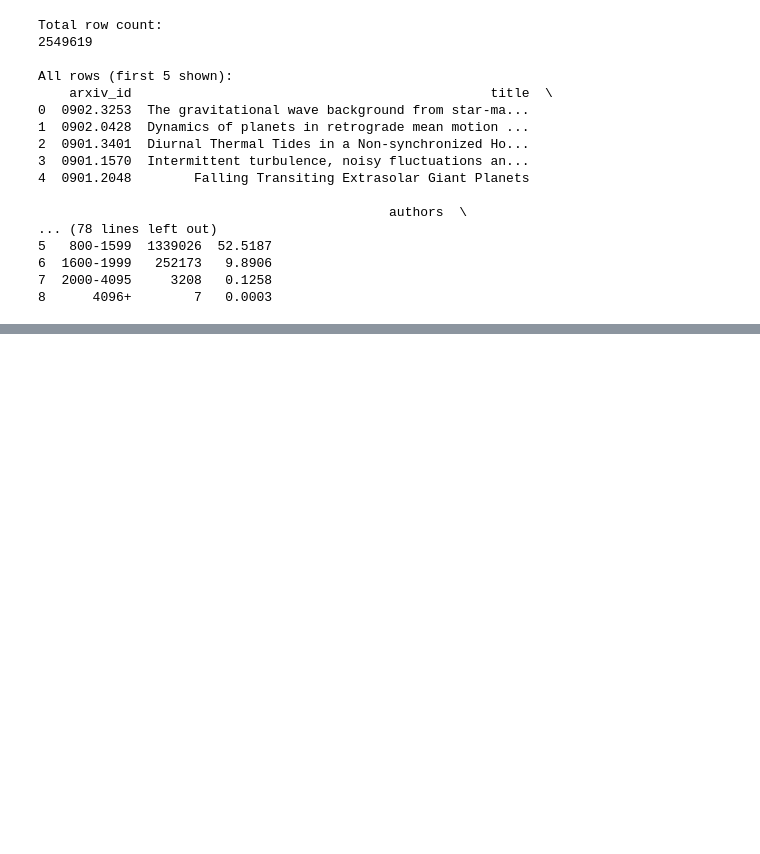
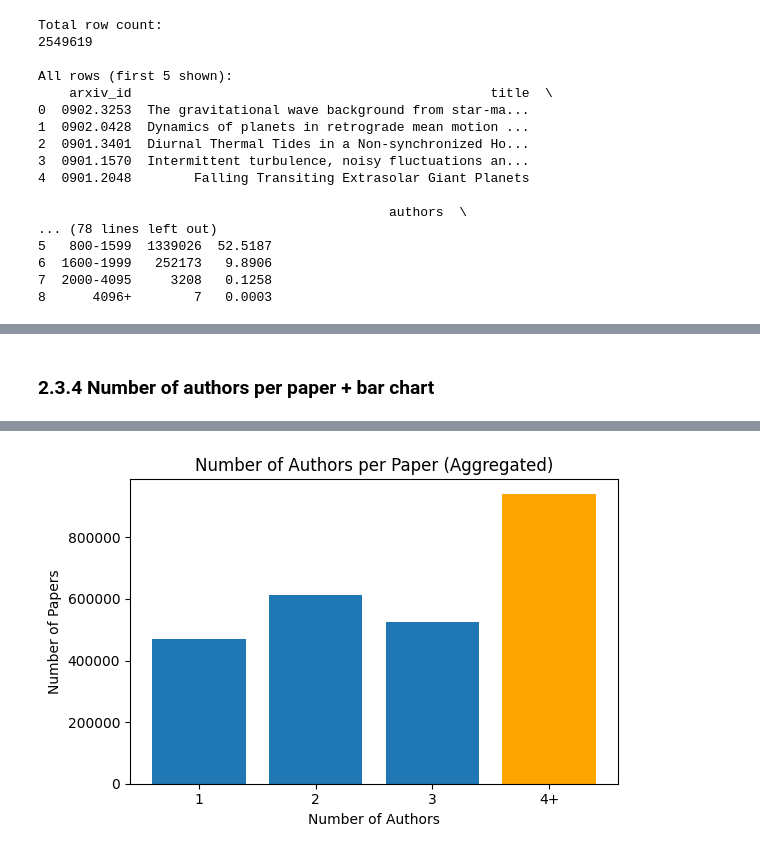
Before and after one commit to logus2k/genai_p2, a Jupyter notebook: 02_data_understanding.ipynb, the cells around one changed output, grey strips where cells are left out. Cells and saved outputs as stored; diff of their text form; code cells hidden in the pictures; blank space fills up the shorter version.

```diff
--- a/02_data_understanding.ipynb
+++ b/02_data_understanding.ipynb
@@ -103,0 +838,79 @@ All rows (first 5 shown):
+# %% [markdown]
+### 2.3.4 Number of authors per paper + bar chart
+# %%
+# Quick sanity check on raw types
+print("Example values and types from `authors`")
+for i in range(3):
+    print(i, type(df["authors"].iloc[i]), df["authors"].iloc[i])
+
+def count_authors(raw):
+    # Case 1: already a list/tuple/np.ndarray
+    if isinstance(raw, (list, tuple, np.ndarray)):
+        return len(raw)
+
+    # Case 2: missing or empty
+    if raw is None:
+        return 0
+
+    # Case 3: string with some structure
+    s = str(raw).strip()
+    if s == "":
+        return 0
+
+    # Try to split by comma (e.g., "A, B, C") or by semicolon as fallback
+    if "," in s:
+        parts = [p.strip() for p in s.split(",") if p.strip() != ""]
+        return len(parts) if parts else 0
+    if ";" in s:
+        parts = [p.strip() for p in s.split(";") if p.strip() != ""]
+        return len(parts) if parts else 0
+
+    # Otherwise, treat as a single author
+    return 1
+
+df["num_authors"] = df["authors"].apply(count_authors)
+
+print("\nDescriptive statistics for num_authors")
+print(df["num_authors"].describe())
+
+print("\nValue counts for num_authors (first 15)")
+print(df["num_authors"].value_counts().sort_index().head(15))
+
+print("\nAggregated distribution of authors per paper (1, 2, 3, 4+)")
+agg_auth = {
+    "1": (df["num_authors"] == 1).sum(),
+    "2": (df["num_authors"] == 2).sum(),
+    "3": (df["num_authors"] == 3).sum(),
+    "4+": (df["num_authors"] >= 4).sum(),
+}
+agg_auth = pd.Series(agg_auth)
+print(agg_auth)
+
+print("\nPercentages (%)")
+print((agg_auth / len(df) * 100).round(2))
+
+# Bar chart for aggregated distribution
+# Cell 10b - Bar chart for num_authors aggregated (largest bar in orange)
+
+import matplotlib.pyplot as plt
+import pandas as pd
+
+agg_auth = {
+    "1": (df["num_authors"] == 1).sum(),
+    "2": (df["num_authors"] == 2).sum(),
+    "3": (df["num_authors"] == 3).sum(),
+    "4+": (df["num_authors"] >= 4).sum(),
+}
+agg_auth = pd.Series(agg_auth)
+
+max_key = agg_auth.idxmax()
+colors = ["orange" if k == max_key else "tab:blue" for k in agg_auth.index]
+
+plt.figure(figsize=(6, 4))
+plt.bar(agg_auth.index.astype(str), agg_auth.values, color=colors)
+plt.title("Number of Authors per Paper (Aggregated)")
+plt.xlabel("Number of Authors")
+plt.ylabel("Number of Papers")
+plt.tight_layout()
+plt.show()
+# %% [output]
@@ -103,0 +934 @@ All rows (first 5 shown):
+[figure, added]
```
Also changed, not shown: parts of 72 cells of this notebook, 38 other files.
